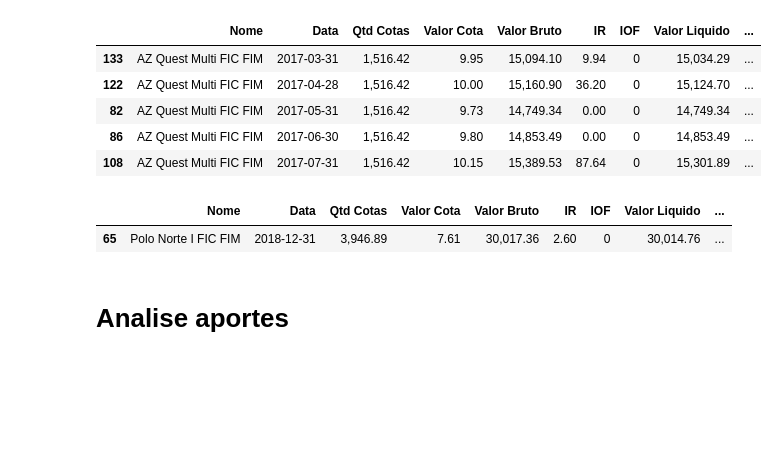
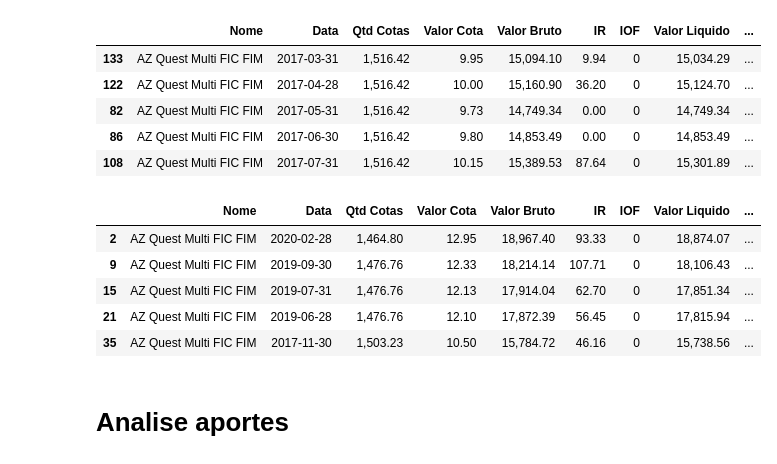
Before and after one commit to gabrielmlg/finance-app, a Jupyter notebook: notebooks/sandbox.ipynb, the cells around one changed output. Saved outputs shown, nothing was run; the diff lists cells and outputs as text; code cells hidden in the pictures; blank space fills up the shorter version.

```diff
--- a/notebooks/sandbox.ipynb
+++ b/notebooks/sandbox.ipynb
@@ -296,8 +297,12 @@ fis.sort_values(['Nome', 'period']).head()
 | 82 | AZ Quest Multi FIC FIM | 2017-05-31 | 1,516.42 | 9.73 | 14,749.34 | 0.00 | 0 | 14,749.34 | ... |
 | 86 | AZ Quest Multi FIC FIM | 2017-06-30 | 1,516.42 | 9.80 | 14,853.49 | 0.00 | 0 | 14,853.49 | ... |
 | 108 | AZ Quest Multi FIC FIM | 2017-07-31 | 1,516.42 | 10.15 | 15,389.53 | 87.64 | 0 | 15,301.89 | ... |
-# %%
-fis[fis['Aplicacao Pendente'] > 0]
-# %% [output]
-|  | Nome | Data | Qtd Cotas | Valor Cota | Valor Bruto | IR | IOF | Valor Liquido | ... |
-| 65 | Polo Norte I FIC FIM | 2018-12-31 | 3,946.89 | 7.61 | 30,017.36 | 2.60 | 0 | 30,014.76 | ... |
+# %%
+fis[fis['Nome'] == 'AZ Quest Multi FIC FIM'].head()
+# %% [output]
+|  | Nome | Data | Qtd Cotas | Valor Cota | Valor Bruto | IR | IOF | Valor Liquido | ... |
+| 2 | AZ Quest Multi FIC FIM | 2020-02-28 | 1,464.80 | 12.95 | 18,967.40 | 93.33 | 0 | 18,874.07 | ... |
+| 9 | AZ Quest Multi FIC FIM | 2019-09-30 | 1,476.76 | 12.33 | 18,214.14 | 107.71 | 0 | 18,106.43 | ... |
+| 15 | AZ Quest Multi FIC FIM | 2019-07-31 | 1,476.76 | 12.13 | 17,914.04 | 62.70 | 0 | 17,851.34 | ... |
+| 21 | AZ Quest Multi FIC FIM | 2019-06-28 | 1,476.76 | 12.10 | 17,872.39 | 56.45 | 0 | 17,815.94 | ... |
+| 35 | AZ Quest Multi FIC FIM | 2017-11-30 | 1,503.23 | 10.50 | 15,784.72 | 46.16 | 0 | 15,738.56 | ... |
```
Also changed, not shown: parts of 4 cells of this notebook.
